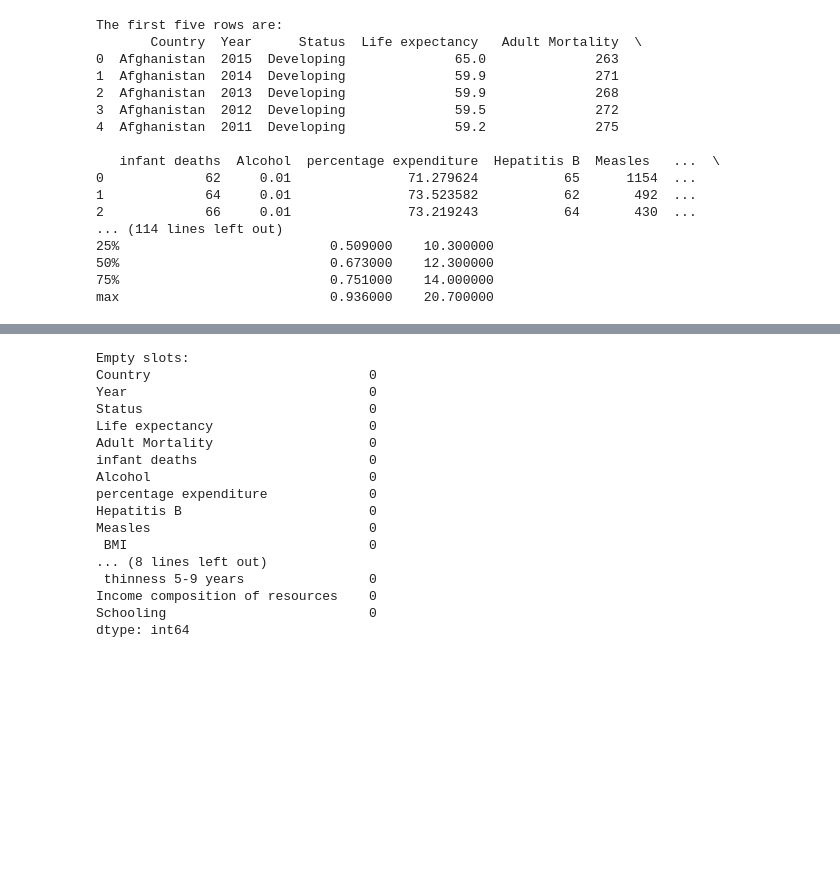
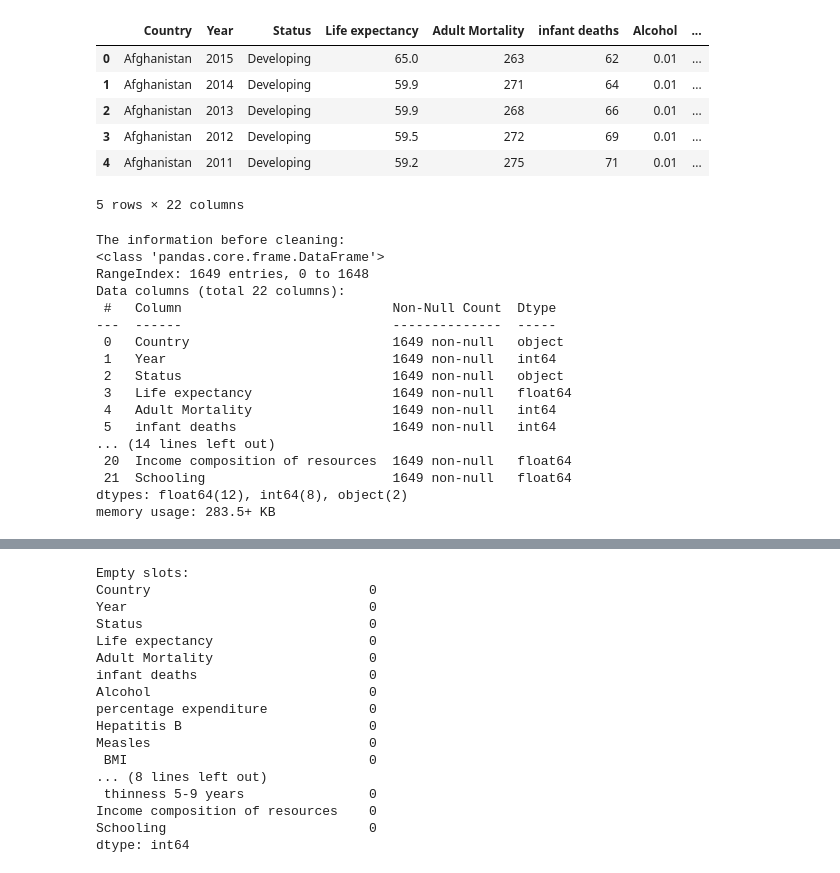
Before and after one commit to NamatovuChristineMaria123/Group-A-Day-Life-Expectancy-Recess-Project, a Jupyter notebook: Life_expectancy.Ipynb, the cells around one changed output, grey strips where cells are left out. Drawn from its saved outputs; the diff is of its cells as text; code cells hidden in the pictures; blank space fills up the shorter version.

```diff
--- a/Life_expectancy.Ipynb
+++ b/Life_expectancy.Ipynb
@@ -1,31 +1,37 @@
 # %%
 # Importing the libraries
 import pandas as pd
 
 # Loading the dataset
 data_set = pd.read_csv("Life_expectancy_Data.csv")
-print(f"The first five rows are:\n{data_set.head()}")
-
-# Initial dataset information before cleaning
-print(f"\nThe information before cleaning:\n{data_set.info()}")
-
-# Descriptive Statistics of the dataset
-print(f"\nThe descriptive statistics of the dataset:\n{data_set.describe()}")
+data_set.head()
 # %% [output]
+|  | Country | Year | Status | Life expectancy | Adult Mortality | infant deaths | Alcohol | ... |
+| 0 | Afghanistan | 2015 | Developing | 65.0 | 263 | 62 | 0.01 | ... |
+| 1 | Afghanistan | 2014 | Developing | 59.9 | 271 | 64 | 0.01 | ... |
+| 2 | Afghanistan | 2013 | Developing | 59.9 | 268 | 66 | 0.01 | ... |
+| 3 | Afghanistan | 2012 | Developing | 59.5 | 272 | 69 | 0.01 | ... |
+| 4 | Afghanistan | 2011 | Developing | 59.2 | 275 | 71 | 0.01 | ... |
-The first five rows are:
-       Country  Year      Status  Life expectancy   Adult Mortality  \
-0  Afghanistan  2015  Developing              65.0              263
-1  Afghanistan  2014  Developing              59.9              271
-2  Afghanistan  2013  Developing              59.9              268
-3  Afghanistan  2012  Developing              59.5              272
-4  Afghanistan  2011  Developing              59.2              275
-
-   infant deaths  Alcohol  percentage expenditure  Hepatitis B  Measles   ...  \
-0             62     0.01               71.279624           65      1154  ...
-1             64     0.01               73.523582           62       492  ...
-2             66     0.01               73.219243           64       430  ...
-... (114 lines left out)
-25%                           0.509000    10.300000
-50%                           0.673000    12.300000
-75%                           0.751000    14.000000
-max                           0.936000    20.700000
+5 rows × 22 columns
+# %%
+# Initial dataset information before cleaning
+print(f"\nThe information before cleaning:")
+data_set.info()
+# %% [output]
+The information before cleaning:
+<class 'pandas.core.frame.DataFrame'>
+RangeIndex: 1649 entries, 0 to 1648
+Data columns (total 22 columns):
+ #   Column                           Non-Null Count  Dtype
+---  ------                           --------------  -----
+ 0   Country                          1649 non-null   object
+ 1   Year                             1649 non-null   int64
+ 2   Status                           1649 non-null   object
+ 3   Life expectancy                  1649 non-null   float64
+ 4   Adult Mortality                  1649 non-null   int64
+ 5   infant deaths                    1649 non-null   int64
+... (14 lines left out)
+ 20  Income composition of resources  1649 non-null   float64
+ 21  Schooling                        1649 non-null   float64
+dtypes: float64(12), int64(8), object(2)
+memory usage: 283.5+ KB
```
Also changed, not shown: parts of 13 cells of this notebook.
